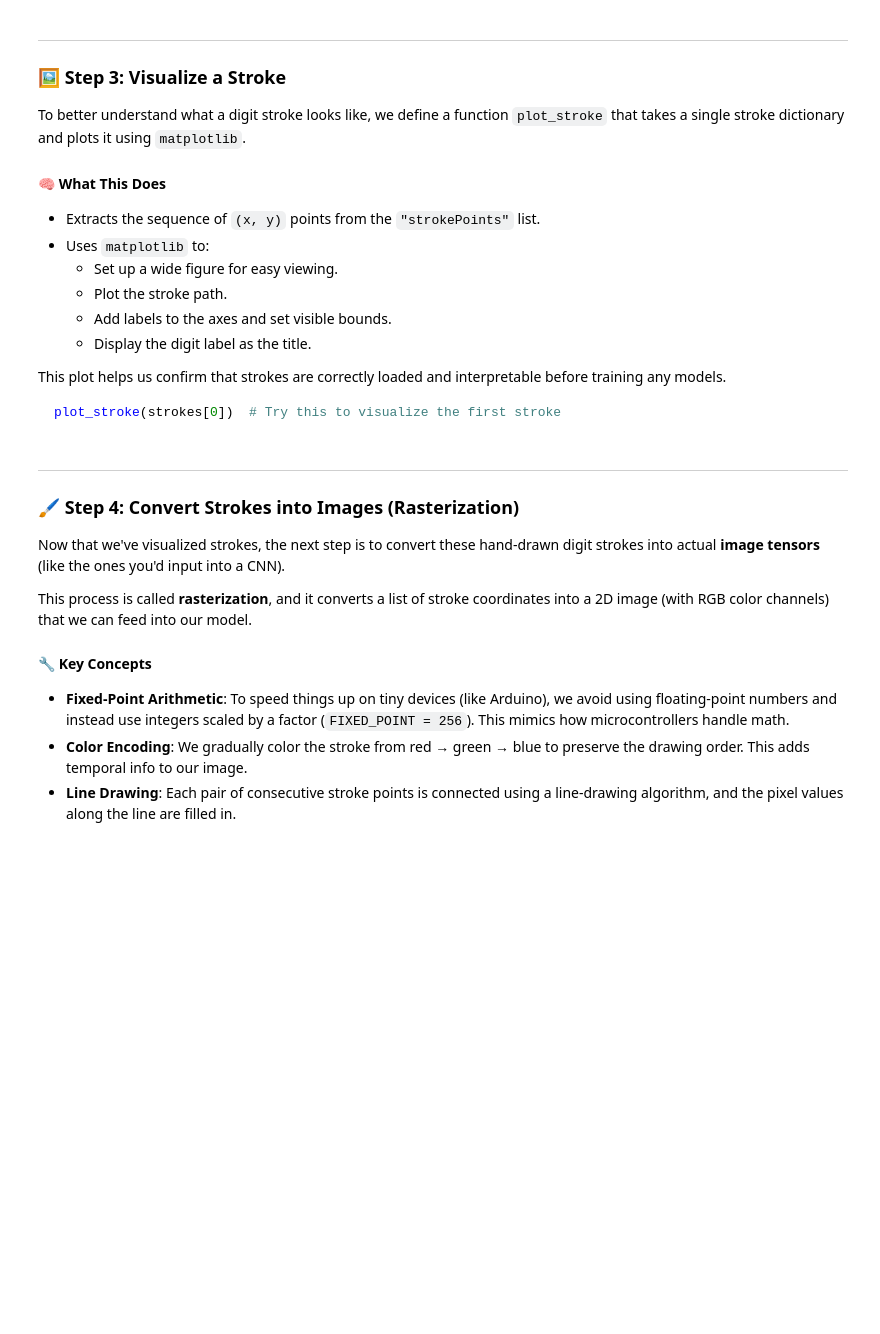
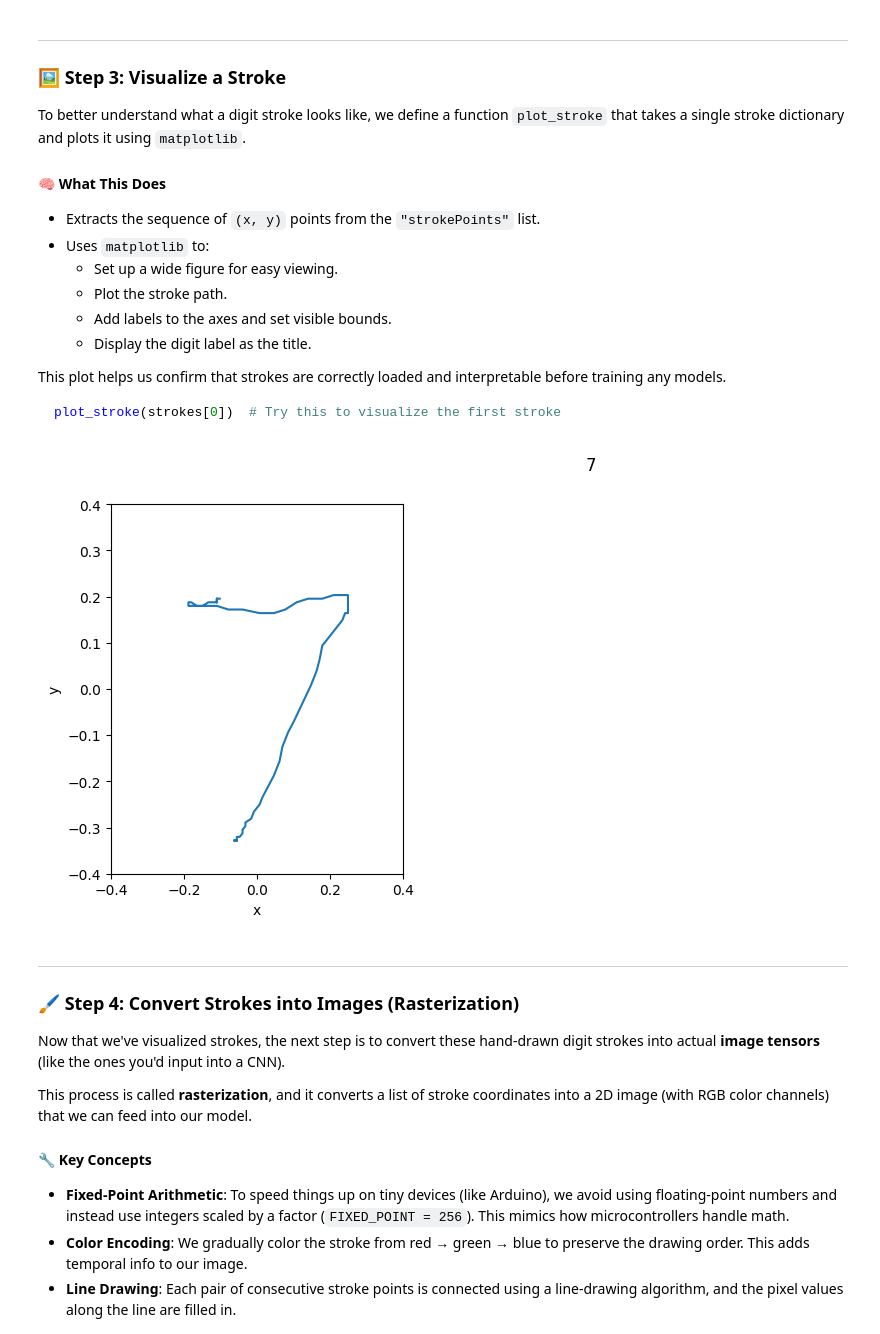
Before and after one commit to LeoTianXie/Tiny-ML, a Jupyter notebook: Magic Wand/EE446_TinyML_Lab7_(Magic_Dataset_Training).ipynb, the cells around one changed output. Drawn from its saved outputs; the diff is of its cells as text; code cells hidden in the pictures; blank space fills up the shorter version.

```diff
--- a/Magic Wand/EE446_TinyML_Lab7_(Magic_Dataset_Training).ipynb
+++ b/Magic Wand/EE446_TinyML_Lab7_(Magic_Dataset_Training).ipynb
@@ -118,7 +136,9 @@ def plot_stroke(stroke):
 
   plt.show()
 # %%
-plot_stroke(strokes[0])
+plot_stroke(strokes[11])
+# %% [output]
+[figure, added]
 # %% [markdown]
 ---
 
```
Also changed, not shown: parts of 25 cells of this notebook, 5 other files.
